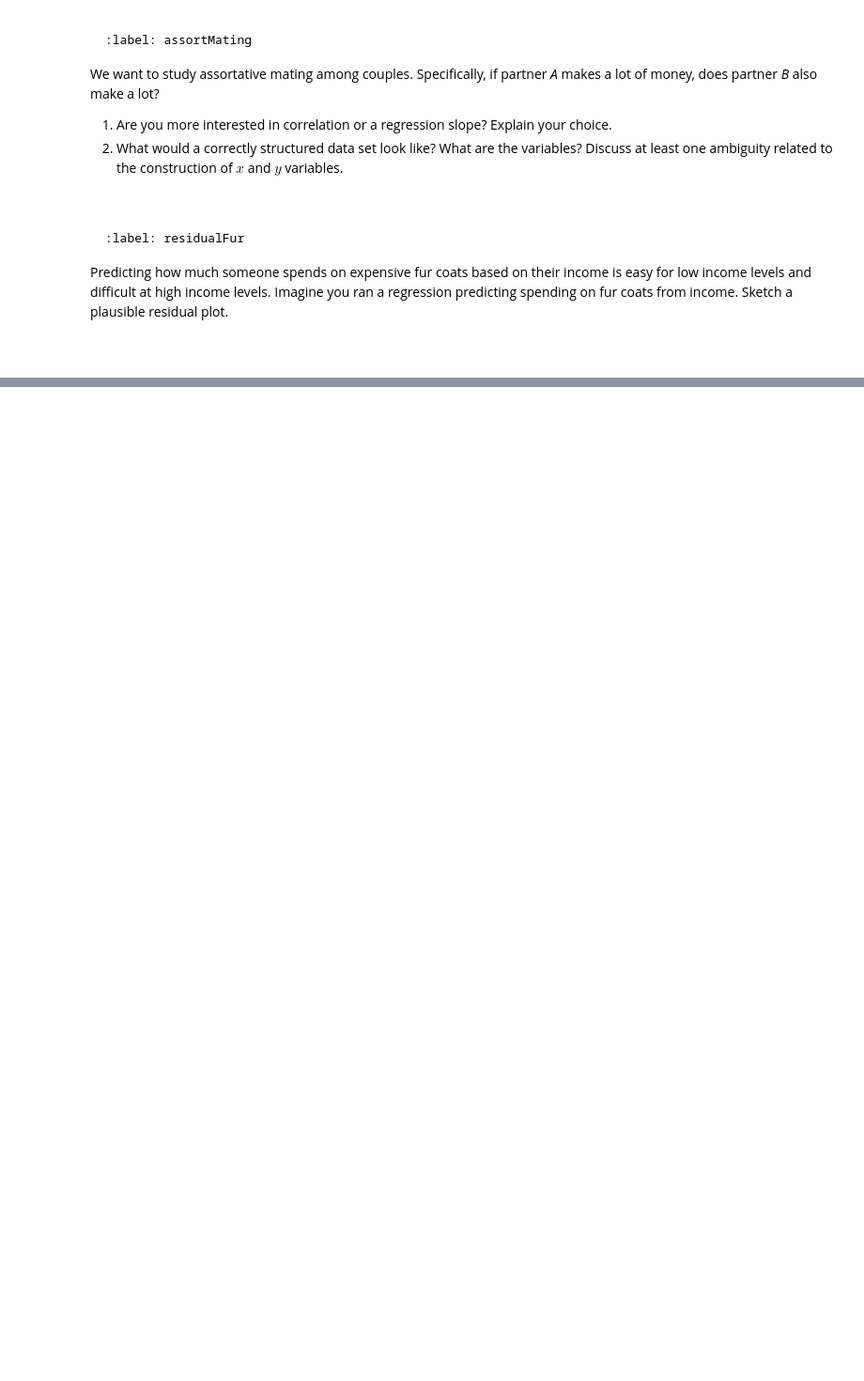
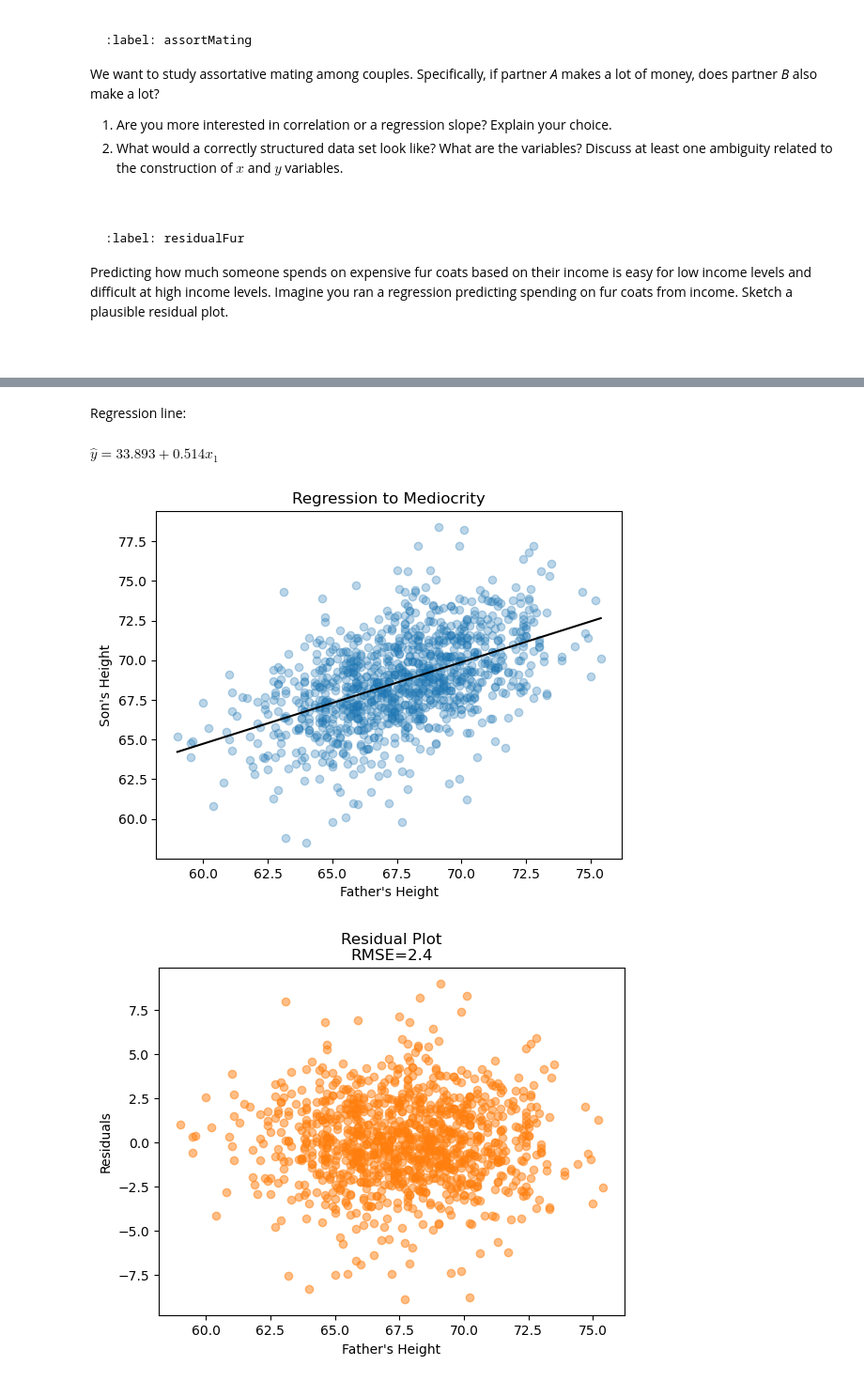
Before and after one commit to alexanderthclark/Stats1101, a Jupyter notebook: book/regression.ipynb, the cells around one changed output, grey strips where cells are left out. Shown: that part at 94% size. Saved outputs shown, nothing was run; the diff lists cells and outputs as text; code cells hidden in the pictures; blank space fills up the shorter version.

Commit message:
rmse

```diff
--- a/book/regression.ipynb
+++ b/book/regression.ipynb
@@ -401,0 +365,39 @@ $\hat{y} = 33.893 +0.514 x_{1}$
+# %%
+#!pip install --upgrade statwrap
+import statwrap
+from IPython.display import display, Markdown as md
+%use_all
+
+url = 'https://raw.githubusercontent.com/alexanderthclark/Stats1101/main/Data/FatherSonHeights/pearson.csv'
+# load a DataFrame
+df = pd.read_csv(url)
+
+# Set independent and dependent variables
+y = df['Son'] # Son's heights
+x = df['Father'] # Father's heights
+
+# Run regression
+reg = linest(y, x)
+
+# Show regression line equation in output below
+display(md('Regression line:'), reg)
+
+# Plot data and regression line
+reg.plot(xlabel = 'Father\'s Height',
+         ylabel = "Son's Height",
+         title = 'Regression to Mediocrity')
+
+# Find rmse
+rmse = reg.rms_error
+
+# Make residual plot
+scatter_plot(x, reg.residuals,
+            xlabel = "Father's Height",
+            ylabel = 'Residuals',
+            title = f'Residual Plot\nRMSE={rmse:.1f}',
+            color = 'C1')
+# %% [output]
+Regression line:
+$\hat{y} = 33.893 +0.514 x_{1}$
+[figure, added]
+[figure, added]
```
Also changed, not shown: parts of 3 cells of this notebook, 1 other file.
